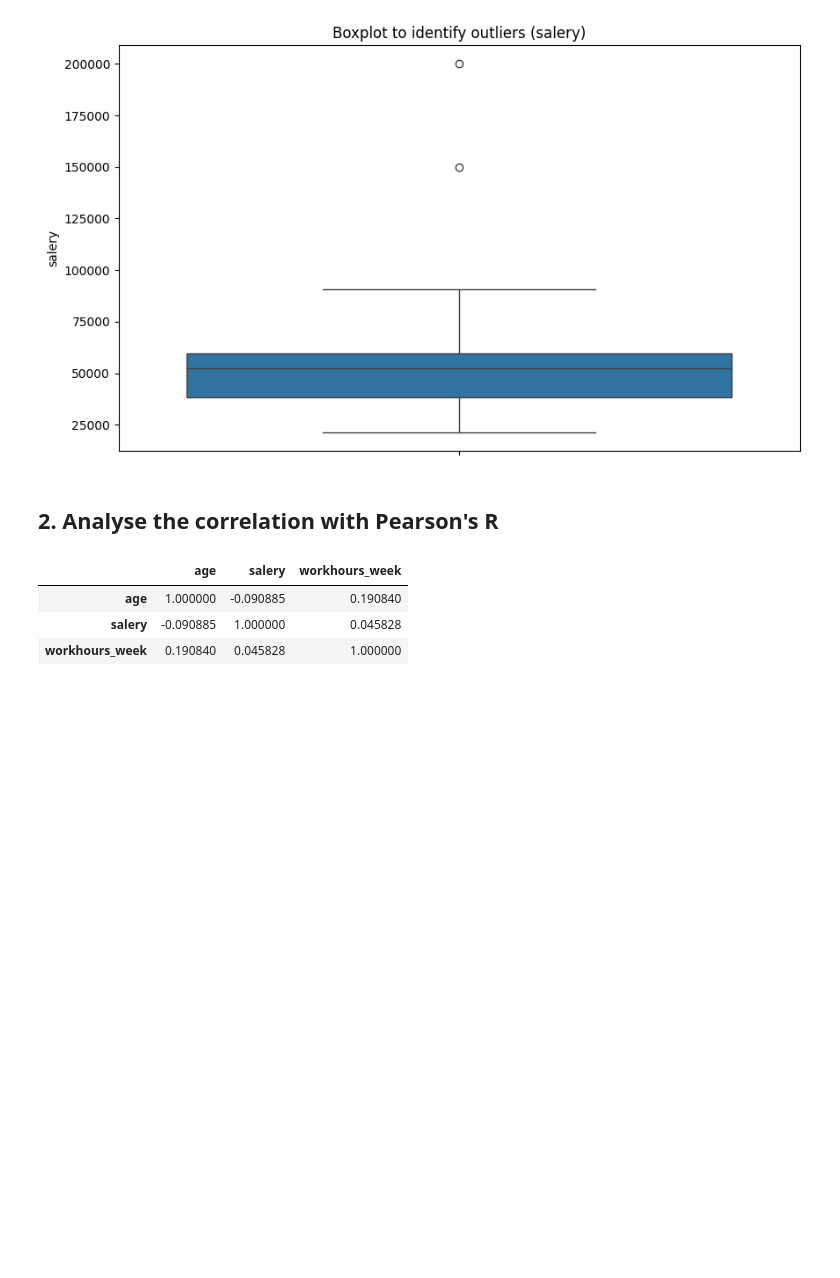
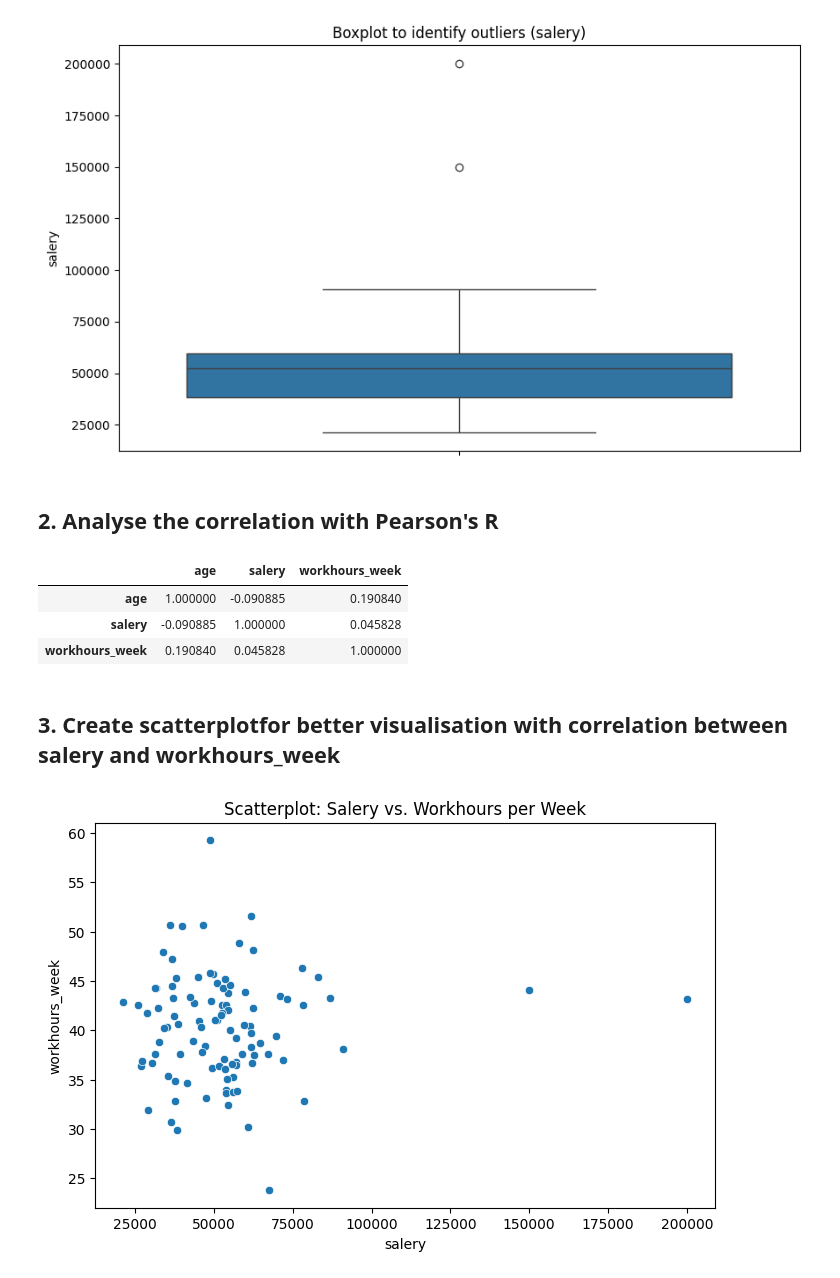
Before and after one commit to dbarty/DataAnalysisExamples, a Jupyter notebook: outlier_detection_and_correlation_analysis.ipynb, the cells around one changed output. Drawn from its saved outputs; the diff is of its cells as text; code cells hidden in the pictures; blank space fills up the shorter version.

```diff
--- a/outlier_detection_and_correlation_analysis.ipynb
+++ b/outlier_detection_and_correlation_analysis.ipynb
@@ -44,3 +44,12 @@ correlation_matrix
 | age | 1.000000 | -0.090885 | 0.190840 |
 | salery | -0.090885 | 1.000000 | 0.045828 |
 | workhours_week | 0.190840 | 0.045828 | 1.000000 |
+# %% [markdown]
+## 3. Create scatterplotfor better visualisation with correlation between salery and workhours_week
+# %%
+plt.figure(figsize=(8,5))
+sns.scatterplot(x=df['salery'], y=df['workhours_week'])
+plt.title('Scatterplot: Salery vs. Workhours per Week')
+plt.show()
+# %% [output]
+[figure, added]
```
